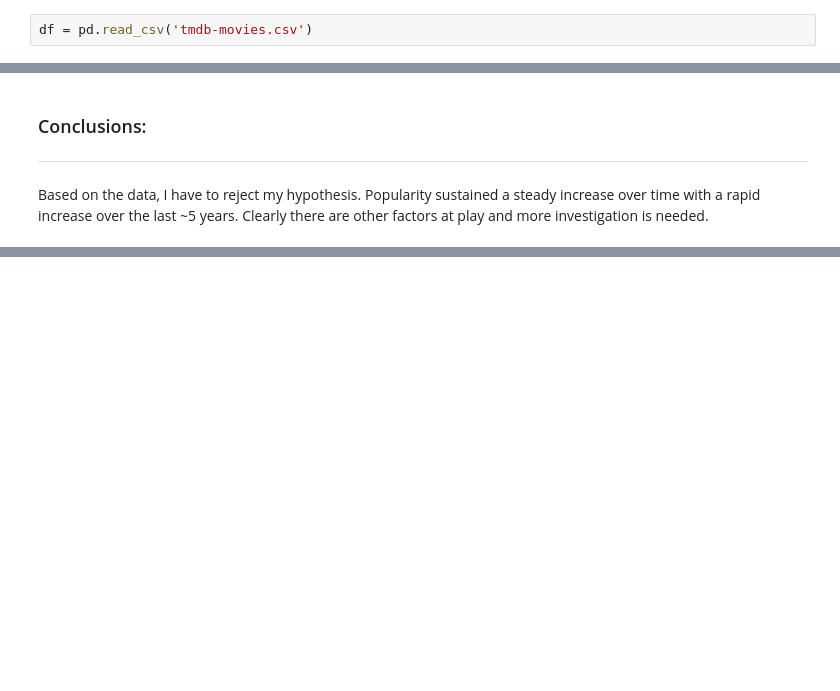
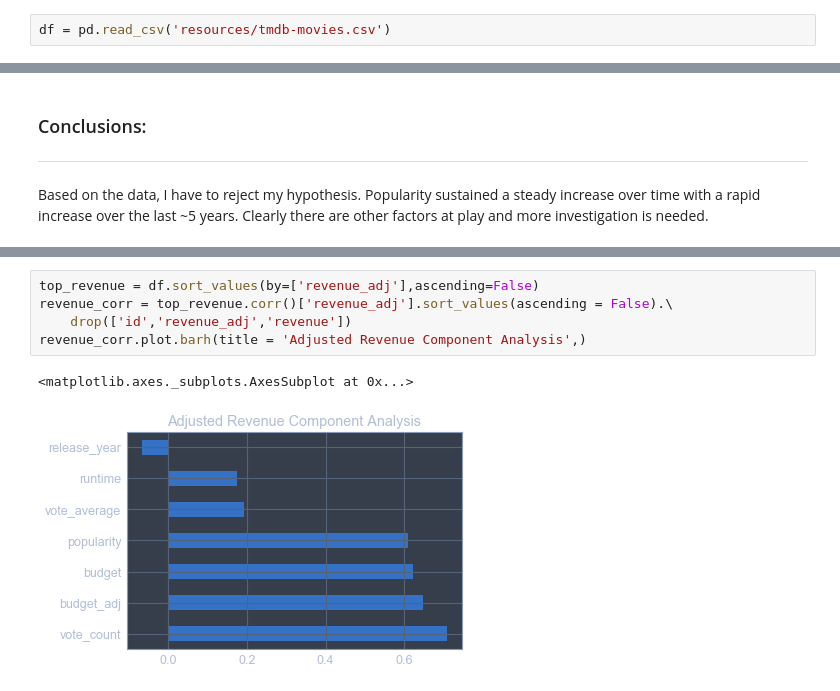
Before and after one commit to Wired361/Udacity_Project-2, a Jupyter notebook: Project-2.ipynb, the cells around one changed output, grey strips where cells are left out. Drawn from its saved outputs; the diff is of its cells as text; blank space fills up the shorter version.

```diff
--- a/Project-2.ipynb
+++ b/Project-2.ipynb
@@ -7,5 +7,5 @@ jtplot.style(theme='onedork')
 # %%
-df = pd.read_csv('tmdb-movies.csv')
+df = pd.read_csv('resources/tmdb-movies.csv')
 # %% [markdown]
 ### Investigation:
 
@@ -62,0 +104,8 @@ Based on the data, I have to reject my hypothesis.  Popularity sustained a stead
+# %%
+top_revenue = df.sort_values(by=['revenue_adj'],ascending=False)
+revenue_corr = top_revenue.corr()['revenue_adj'].sort_values(ascending = False).\
+    drop(['id','revenue_adj','revenue'])
+revenue_corr.plot.barh(title = 'Adjusted Revenue Component Analysis',)
+# %% [output]
+<matplotlib.axes._subplots.AxesSubplot at 0x...>
+[figure, added]
```
Also changed, not shown: parts of 6 cells of this notebook, 3 other files.
